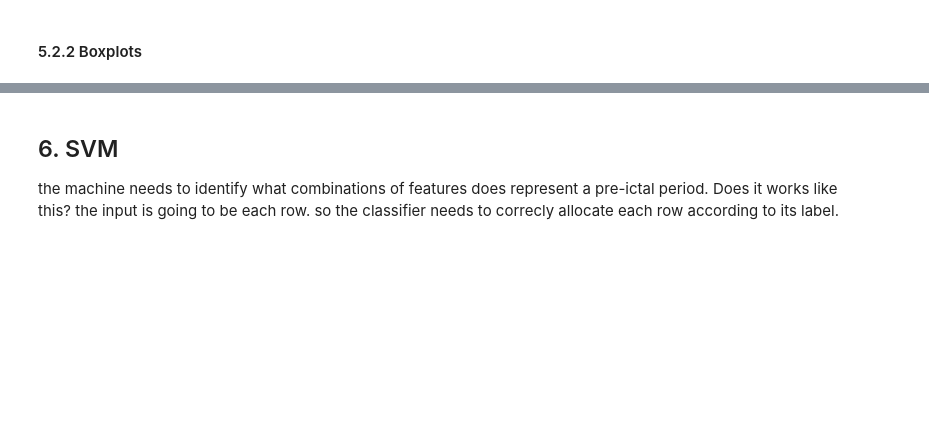
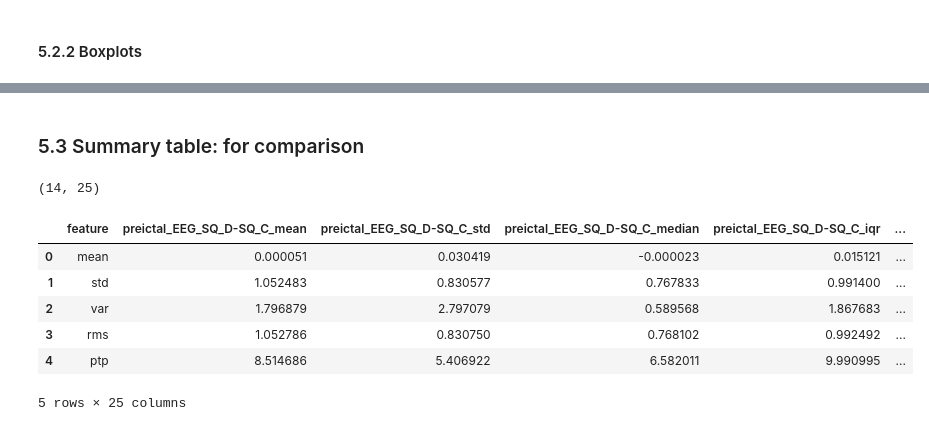
Before and after one commit to tomas0899/FoundationModel_EEG_Dissertation, a Jupyter notebook: EEG_data_vis/code/Try2_feat_eng.ipynb, the cells around one changed output, grey strips where cells are left out. Drawn from its saved outputs; the diff is of its cells as text; code cells hidden in the pictures; blank space fills up the shorter version.

```diff
--- a/EEG_data_vis/code/Try2_feat_eng.ipynb
+++ b/EEG_data_vis/code/Try2_feat_eng.ipynb
@@ -1070,7 +1207,15 @@ groups = {
     "non_preictal_sampled": df_non_preictal_sampled,
 }
 
-base_features = ["mean", "std", "var", "rms", "ptp", "line_length", "skew", "kurtosis"]
+base_features = [
+    # time domain
+    "mean", "std", "var", "rms", "ptp", "line_length", "skew", "kurtosis",
+
+    # frequency domain
+    "delta_power", "theta_power", "alpha_power",
+    "beta_power", "gamma_power",
+    "peak_frequency"
+]
 
 for feat in base_features:
     print(f"\nPlotting feature: {feat}")
@@ -1128,4 +1273,15 @@ Plotting feature: line_length
-# %% [markdown]
-## 6. SVM
-the machine needs to identify what combinations of features does represent a pre-ictal period. Does it works like this?
-the input is going to be each row. so the classifier needs to correcly allocate each row according to its label.
+# %% [markdown]
+### 5.3 Summary table: for comparison
+# %%
+def compute_stats(series):
+    return {
+        "mean": series.mean(),
+        "std": series.std(),
+        "median": series.median(),
+        "iqr": series.quantile(0.75) - series.quantile(0.25),
+    }
+base_features = [
+    "mean", "std", "var", "rms", "ptp", "line_length", "skew", "kurtosis",
+    "delta_power", "theta_power", "alpha_power", "beta_power", "gamma_power",
+    "peak_frequency"
+]
@@ -1131,0 +1321,27 @@ the input is going to be each row. so the classifier needs to correcly allocate
+# %%
+groups = {
+    "preictal": df_preictal,
+    "non_preictal": df_non_preictal,
+    "non_preictal_sampled": df_non_preictal_sampled
+}
+
+base_features = [
+    "mean", "std", "var", "rms", "ptp", "line_length", "skew", "kurtosis",
+    "delta_power", "theta_power", "alpha_power", "beta_power", "gamma_power",
+    "peak_frequency"
+]
+
+summary_df = build_summary_wide(groups, base_features)
+
+#print(summary_df.head())
+print(summary_df.shape)
+summary_df.head()
+# %% [output]
+(14, 25)
+|  | feature | preictal_EEG_SQ_D-SQ_C_mean | preictal_EEG_SQ_D-SQ_C_std | preictal_EEG_SQ_D-SQ_C_median | preictal_EEG_SQ_D-SQ_C_iqr | ... |
+| 0 | mean | 0.000051 | 0.030419 | -0.000023 | 0.015121 | ... |
+| 1 | std | 1.052483 | 0.830577 | 0.767833 | 0.991400 | ... |
+| 2 | var | 1.796879 | 2.797079 | 0.589568 | 1.867683 | ... |
+| 3 | rms | 1.052786 | 0.830750 | 0.768102 | 0.992492 | ... |
+| 4 | ptp | 8.514686 | 5.406922 | 6.582011 | 9.990995 | ... |
+5 rows × 25 columns
```
Also changed, not shown: parts of 18 cells of this notebook, 2 other files.
